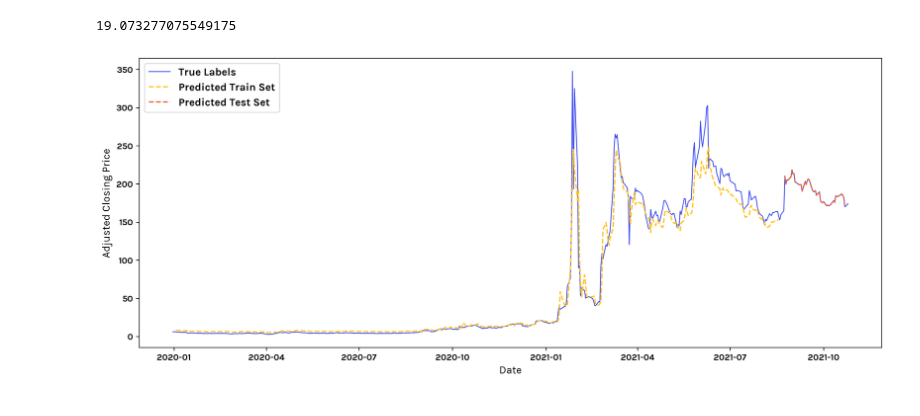
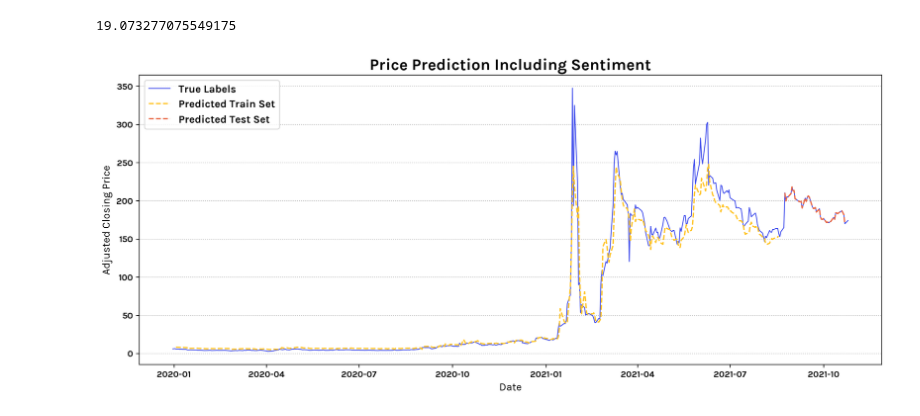
Before and after one commit to StefanWinterToo/Master-Thesis, a Jupyter notebook: App/LSTM_Predictor_WithSentiment.ipynb, the cells around one changed output. Saved outputs shown, nothing was run; the diff lists cells and outputs as text; code cells hidden in the pictures.

Commit message:
Updates plot.

```diff
--- a/App/LSTM_Predictor_WithSentiment.ipynb
+++ b/App/LSTM_Predictor_WithSentiment.ipynb
@@ -196,35 +196,34 @@ testscore
 # %% [output]
 19.073277075549175
 # %%
-# Say, "the default sans-serif font is Karla"
 plt.rcParams['font.sans-serif'] = "Karla"
 plt.rcParams["font.weight"] = "bold"
-# Then, "ALWAYS use sans-serif fonts"
-# plt.rcParams['font.family'] = "sans-serif"
 
 from matplotlib.pyplot import figure
 
 figure(figsize=(15, 6), dpi=240)
 
 trainPredictPlot = np.empty_like(training_set_scaled)
 trainPredictPlot[:, :] = np.nan
 trainPredictPlot = trainPredictPlot[:, 0]
 trainPredictPlot[LOOK_BACK:len(trainPredict)+LOOK_BACK] = trainPredict
 
 testPredictPlot = np.empty_like(training_set_scaled)
 testPredictPlot[:, :] = np.nan
 testPredictPlot = testPredictPlot[:, 0]
 testPredictPlot[len(trainPredict)+(LOOK_BACK*2)+1:len(training_set_scaled)-1] = testPredict
 
 x = ts.Date
 
 plt.plot(x, sc.inverse_transform(training_set_scaled)[:, 0], color = "#3F4CEC", linewidth = 1, label = "True Labels")
 plt.plot(x, trainPredictPlot, color = "#FFC322", linestyle='dashed', label = "Predicted Train Set")
 plt.plot(x, testPredictPlot, color = "#E96744", linestyle='dashed', label = "Predicted Test Set")
 plt.legend(loc="upper left", prop={'size': 12})
 plt.ylabel("Adjusted Closing Price", fontsize = 12)
+plt.grid(axis = "y", linestyle = "dotted")
 plt.xlabel("Date", fontsize = 12)
+plt.title("Price Prediction Including Sentiment", fontsize = 18, weight = "bold")
 
 plt.show()
 # %% [output]
-[figure, old version]
+[figure, new version]
```
Also changed, not shown: 1 other file.
